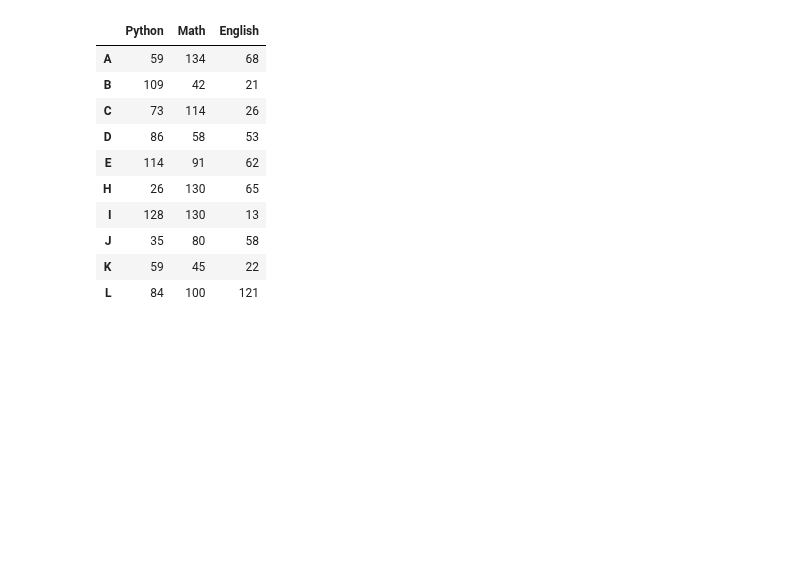
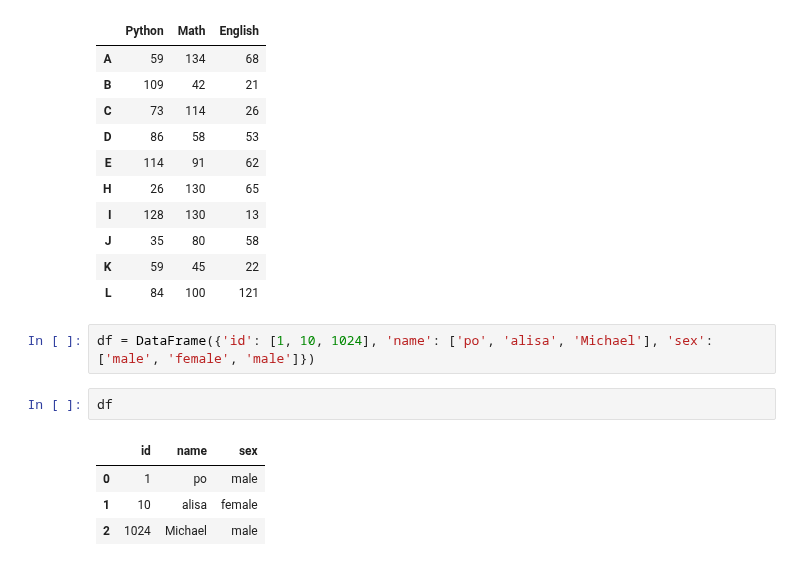
Before and after one commit to TinyHandsome/BookStudy, a Jupyter notebook: python_projects/2-千峰数据分析/7-pandas.ipynb, the cells around one changed output. Cells and saved outputs as stored; diff of their text form; blank space fills up the shorter version.

```diff
--- a/python_projects/2-千峰数据分析/7-pandas.ipynb
+++ b/python_projects/2-千峰数据分析/7-pandas.ipynb
@@ -1595,3 +1595,12 @@ df1.append(df2)
 | J | 35 | 80 | 58 |
 | K | 59 | 45 | 22 |
 | L | 84 | 100 | 121 |
+# %%
+df = DataFrame({'id': [1, 10, 1024], 'name': ['po', 'alisa', 'Michael'], 'sex': ['male', 'female', 'male']})
+# %%
+df
+# %% [output]
+|  | id | name | sex |
+| 0 | 1 | po | male |
+| 1 | 10 | alisa | female |
+| 2 | 1024 | Michael | male |
```
Also changed, not shown: 1 other file.
